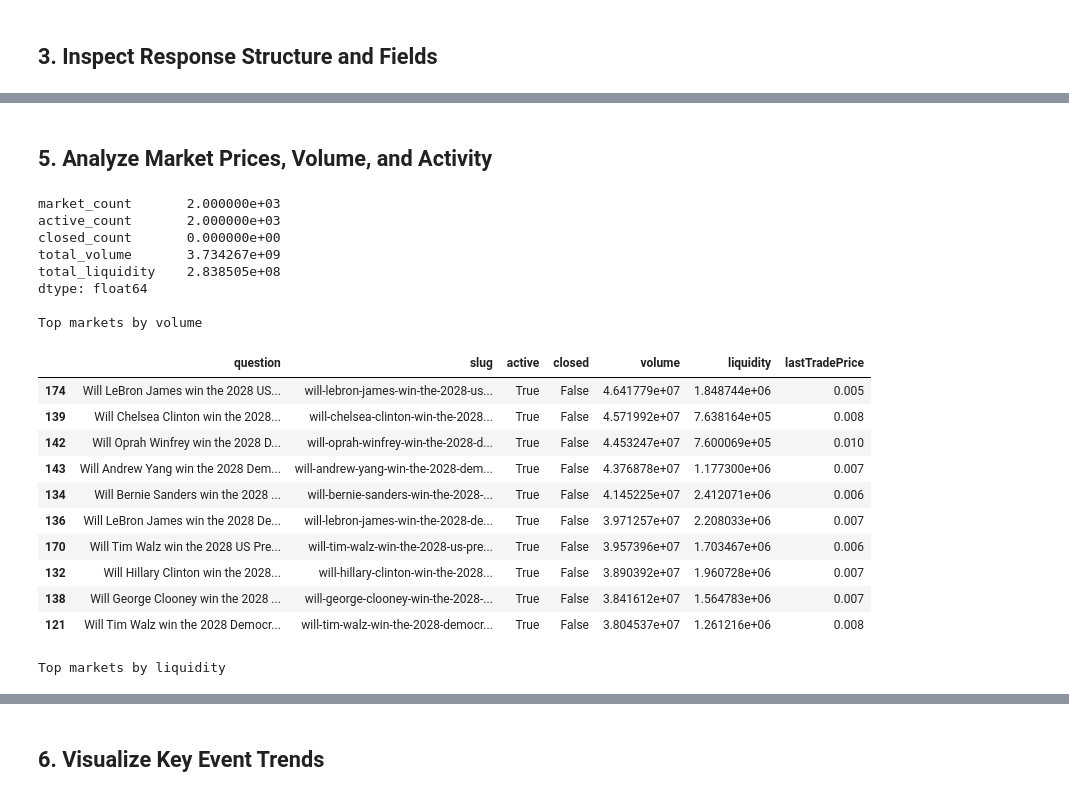
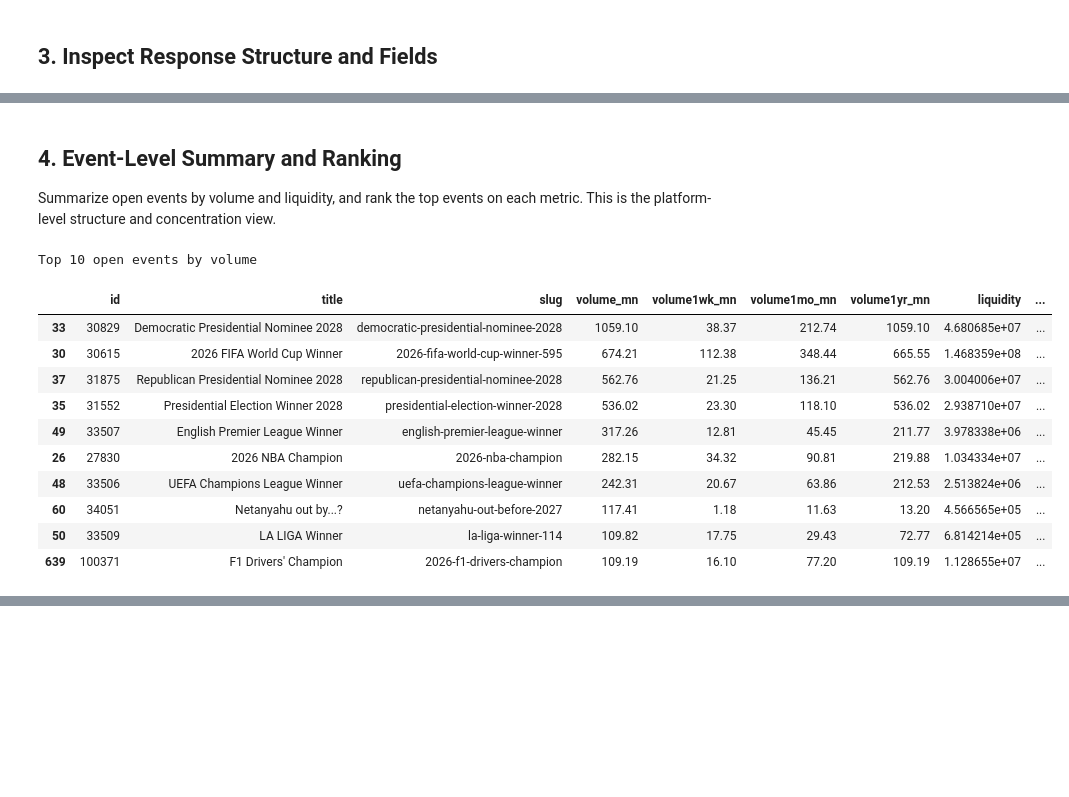
Before and after one commit to willsqqi/dwd-sp26-polymarket, a Jupyter notebook: polymarket_api_analysis.ipynb, the cells around one changed output, grey strips where cells are left out. Cells and saved outputs as stored; diff of their text form; code cells hidden in the pictures; blank space fills up the shorter version.

```diff
--- a/polymarket_api_analysis.ipynb
+++ b/polymarket_api_analysis.ipynb
@@ -5,10 +5,9 @@ This project fetches and analyzes public Polymarket market data.
 # %% [markdown]
 ## 1. Import Libraries and Configure API Access
 # %%
-import ast
-import json
+import os
 import time
-from typing import Any, Dict, List, Optional, Tuple
+from typing import Any, Dict, List, Optional
 
 import numpy as np
 import pandas as pd
@@ -19,15 +18,12 @@ import seaborn as sns
 sns.set_theme(style="whitegrid")
 pd.set_option("display.max_columns", 120)
 pd.set_option("display.width", 160)
+pd.options.display.float_format = "{:,.2f}".format
 
-API_BASES = [
-    "https://gamma-api.polymarket.com",
-]
-
+GAMMA_BASE = "https://gamma-api.polymarket.com"
 DEFAULT_HEADERS = {
     "Accept": "application/json",
     "User-Agent": "polymarket-analysis-notebook/1.0",
 }
-
 REQUEST_TIMEOUT = 20
 # %% [markdown]
@@ -269,45 +158,27 @@ Normalized events shape: (10778, 84)
 # %% [markdown]
-## 5. Analyze Market Prices, Volume, and Activity
+## 4. Event-Level Summary and Ranking
+
+Summarize open events by volume and liquidity, and rank the top events on each metric. This is the platform-level structure and concentration view.
 # %%
-if markets.empty:
-    print("No market data available to analyze.")
-else:
-    summary = {
-        "market_count": len(markets),
-        "active_count": int(markets["active"].sum()) if "active" in markets.columns else np.nan,
-        "closed_count": int(markets["closed"].sum()) if "closed" in markets.columns else np.nan,
-        "total_volume": float(markets["volume"].sum()) if "volume" in markets.columns else np.nan,
-        "total_liquidity": float(markets["liquidity"].sum()) if "liquidity" in markets.columns else np.nan,
-    }
-    print(pd.Series(summary))
+rank_cols = [
+    "id", "title", "slug",
+    "volume_mn", "volume1wk_mn", "volume1mo_mn", "volume1yr_mn",
+    "liquidity", "openInterest", "competitive", "volume24hr", "liquidityClob",
+    "derived_category"
+]
 
-    cols_for_view = [c for c in ["question", "slug", "active", "closed", "volume", "liquidity", "lastTradePrice"] if c in markets.columns]
-
-    if "volume" in markets.columns:
-        print("\nTop markets by volume")
-        display(markets.sort_values("volume", ascending=False)[cols_for_view].head(10))
-
-    if "liquidity" in markets.columns:
-        print("\nTop markets by liquidity")
-        display(markets.sort_values("liquidity", ascending=False)[cols_for_view].head(10))
+print("Top 10 open events by volume")
+display(events_raw.sort_values("volume", ascending=False)[rank_cols].head(10))
 # %% [output]
-market_count       2.000000e+03
-active_count       2.000000e+03
-closed_count       0.000000e+00
-total_volume       3.734267e+09
-total_liquidity    2.838505e+08
-dtype: float64
-
-Top markets by volume
+Top 10 open events by volume
-|  | question | slug | active | closed | volume | liquidity | lastTradePrice |
-| 174 | Will LeBron James win the 2028 US... | will-lebron-james-win-the-2028-us... | True | False | 4.641779e+07 | 1.848744e+06 | 0.005 |
-| 139 | Will Chelsea Clinton win the 2028... | will-chelsea-clinton-win-the-2028... | True | False | 4.571992e+07 | 7.638164e+05 | 0.008 |
-| 142 | Will Oprah Winfrey win the 2028 D... | will-oprah-winfrey-win-the-2028-d... | True | False | 4.453247e+07 | 7.600069e+05 | 0.010 |
-| 143 | Will Andrew Yang win the 2028 Dem... | will-andrew-yang-win-the-2028-dem... | True | False | 4.376878e+07 | 1.177300e+06 | 0.007 |
-| 134 | Will Bernie Sanders win the 2028 ... | will-bernie-sanders-win-the-2028-... | True | False | 4.145225e+07 | 2.412071e+06 | 0.006 |
-| 136 | Will LeBron James win the 2028 De... | will-lebron-james-win-the-2028-de... | True | False | 3.971257e+07 | 2.208033e+06 | 0.007 |
-| 170 | Will Tim Walz win the 2028 US Pre... | will-tim-walz-win-the-2028-us-pre... | True | False | 3.957396e+07 | 1.703467e+06 | 0.006 |
-| 132 | Will Hillary Clinton win the 2028... | will-hillary-clinton-win-the-2028... | True | False | 3.890392e+07 | 1.960728e+06 | 0.007 |
-| 138 | Will George Clooney win the 2028 ... | will-george-clooney-win-the-2028-... | True | False | 3.841612e+07 | 1.564783e+06 | 0.007 |
-| 121 | Will Tim Walz win the 2028 Democr... | will-tim-walz-win-the-2028-democr... | True | False | 3.804537e+07 | 1.261216e+06 | 0.008 |
+|  | id | title | slug | volume_mn | volume1wk_mn | volume1mo_mn | volume1yr_mn | liquidity | ... |
+| 33 | 30829 | Democratic Presidential Nominee 2028 | democratic-presidential-nominee-2028 | 1059.10 | 38.37 | 212.74 | 1059.10 | 4.680685e+07 | ... |
+| 30 | 30615 | 2026 FIFA World Cup Winner | 2026-fifa-world-cup-winner-595 | 674.21 | 112.38 | 348.44 | 665.55 | 1.468359e+08 | ... |
+| 37 | 31875 | Republican Presidential Nominee 2028 | republican-presidential-nominee-2028 | 562.76 | 21.25 | 136.21 | 562.76 | 3.004006e+07 | ... |
+| 35 | 31552 | Presidential Election Winner 2028 | presidential-election-winner-2028 | 536.02 | 23.30 | 118.10 | 536.02 | 2.938710e+07 | ... |
+| 49 | 33507 | English Premier League Winner | english-premier-league-winner | 317.26 | 12.81 | 45.45 | 211.77 | 3.978338e+06 | ... |
+| 26 | 27830 | 2026 NBA Champion | 2026-nba-champion | 282.15 | 34.32 | 90.81 | 219.88 | 1.034334e+07 | ... |
+| 48 | 33506 | UEFA Champions League Winner | uefa-champions-league-winner | 242.31 | 20.67 | 63.86 | 212.53 | 2.513824e+06 | ... |
+| 60 | 34051 | Netanyahu out by...? | netanyahu-out-before-2027 | 117.41 | 1.18 | 11.63 | 13.20 | 4.566565e+05 | ... |
+| 50 | 33509 | LA LIGA Winner | la-liga-winner-114 | 109.82 | 17.75 | 29.43 | 72.77 | 6.814214e+05 | ... |
+| 639 | 100371 | F1 Drivers' Champion | 2026-f1-drivers-champion | 109.19 | 16.10 | 77.20 | 109.19 | 1.128655e+07 | ... |
-Top markets by liquidity
@@ -325,2 +184,0 @@ Top markets by liquidity
-# %% [markdown]
-## 6. Visualize Key Event Trends
```
Also changed, not shown: parts of 19 cells of this notebook.
